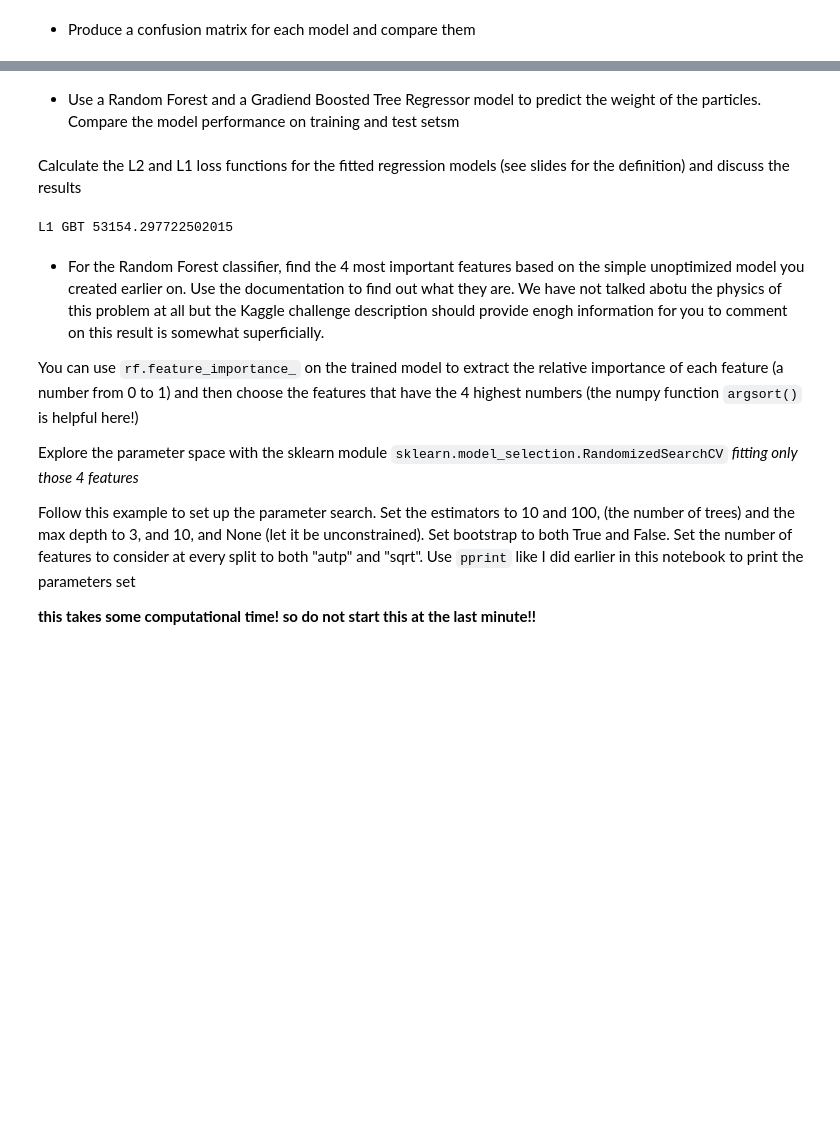
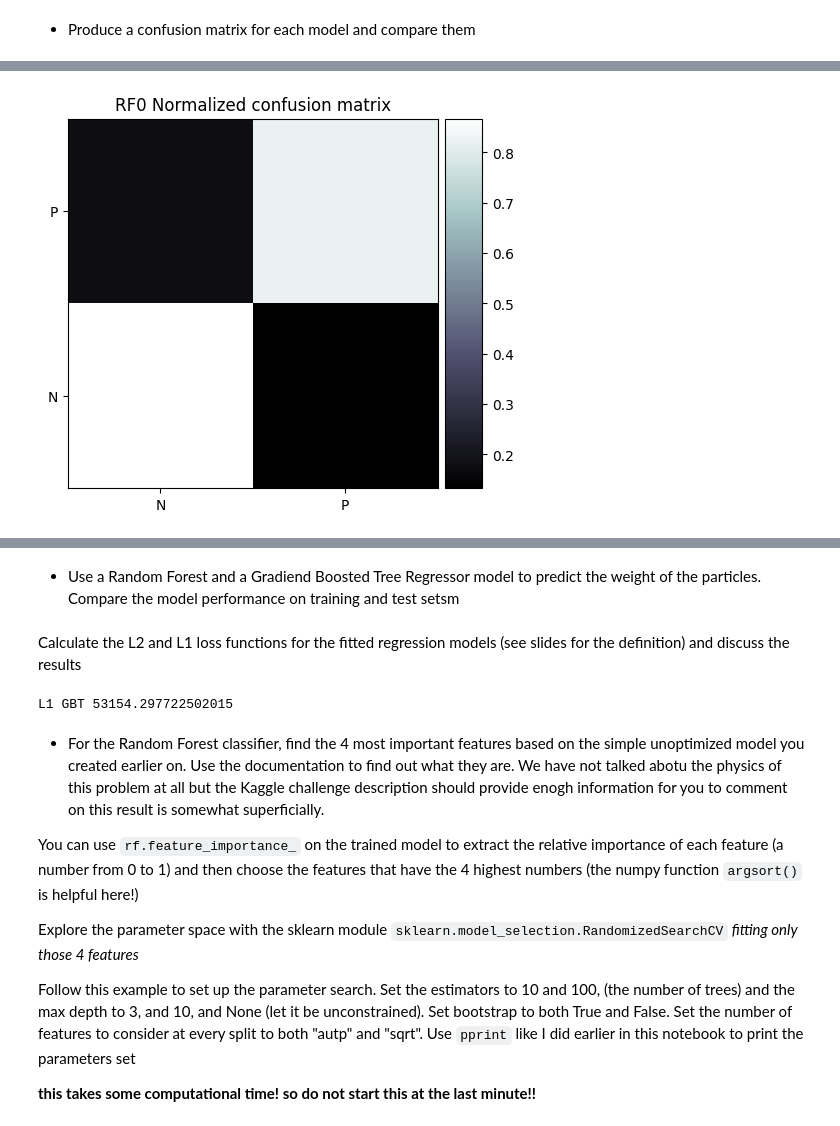
Before and after one commit to marcocaramanti/MLPNS_MCaramanti, a Jupyter notebook: higgsbosonSearch.ipynb, the cells around one changed output, grey strips where cells are left out. Saved outputs shown, nothing was run; the diff lists cells and outputs as text; code cells hidden in the pictures; blank space fills up the shorter version.

```diff
--- a/higgsbosonSearch.ipynb
+++ b/higgsbosonSearch.ipynb
@@ -214,0 +245,4 @@ x_train, x_test, y_train, y_test = train_test_split()
+# %%
+xl_train, xl_test, yl_train, yl_test = train_test_split(
+    higgsdata.values, labels, test_size=0.2
+)
@@ -221,9 +259,9 @@ from sklearn.ensemble import GradientBoostingClassifier
 from sklearn.datasets import make_classification
 
 # Look at parameters used by our current forest
-rf = RandomForestClassifier(random_state = 0)
+rf0 = RandomForestClassifier(random_state = 0)
 print('Parameters currently in use:\n')
-pprint(rf.get_params())
+print(rf0.get_params())
 # %% [output]
 Parameters currently in use:
 
@@ -249,3 +277,3 @@ gbt = GradientBoostingClassifier(...)
 # %%
-rf.fit(...)
-gbt.fit(...)
+rf0.fit(xl_train, yl_train)
+gbt.fit(xl_train, yl_train)
@@ -277,9 +347,9 @@ def plot_confusion_matrix(y_true, y_pred,
           title = title + ' Confusion matrix, without normalization'
 
     # Compute confusion matrix
-    cm = confusion_matrix(y_true, y_pred)
+    cm = confusion_matrix(y_true, y_pred, normalize=normalize)
     # plot it
-    fig, ax = plt.subplots(1, 1)
+    fig, ax = pl.subplots(1, 1)
     fig.subplots_adjust()
     im = ax.imshow(cm, cmap=cmap)
     ax_divider = make_axes_locatable(ax)
@@ -289,4 +359,4 @@ def plot_confusion_matrix(y_true, y_pred,
     pl.yticks([0,1], labels=["N", "P"])
     pl.title(title)
     cax = ax_divider.append_axes("right", size="10%", pad="2%")
-    cb = colorbar(im, cax=cax)
+    pl.colorbar(im, cax=cax)
@@ -298,0 +363,5 @@ def plot_confusion_matrix(y_true, y_pred,
+# %%
+plot_confusion_matrix(yl_test, rf0.predict(xl_test), normalize="true",
+                      title="RF0")
+# %% [output]
+[figure, added]
```
Also changed, not shown: parts of 32 cells of this notebook.
